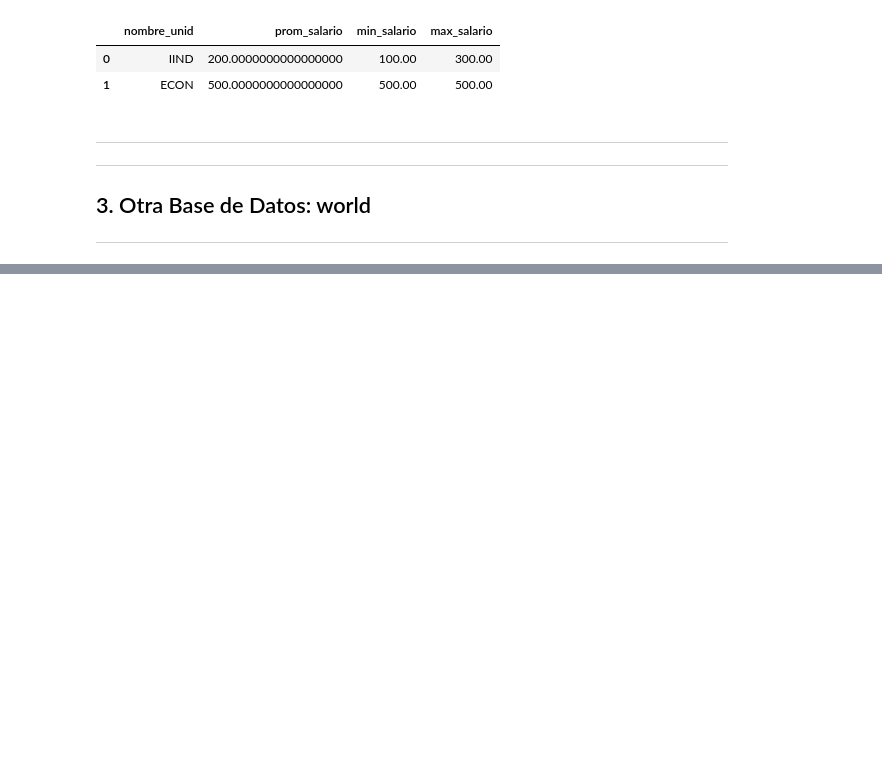
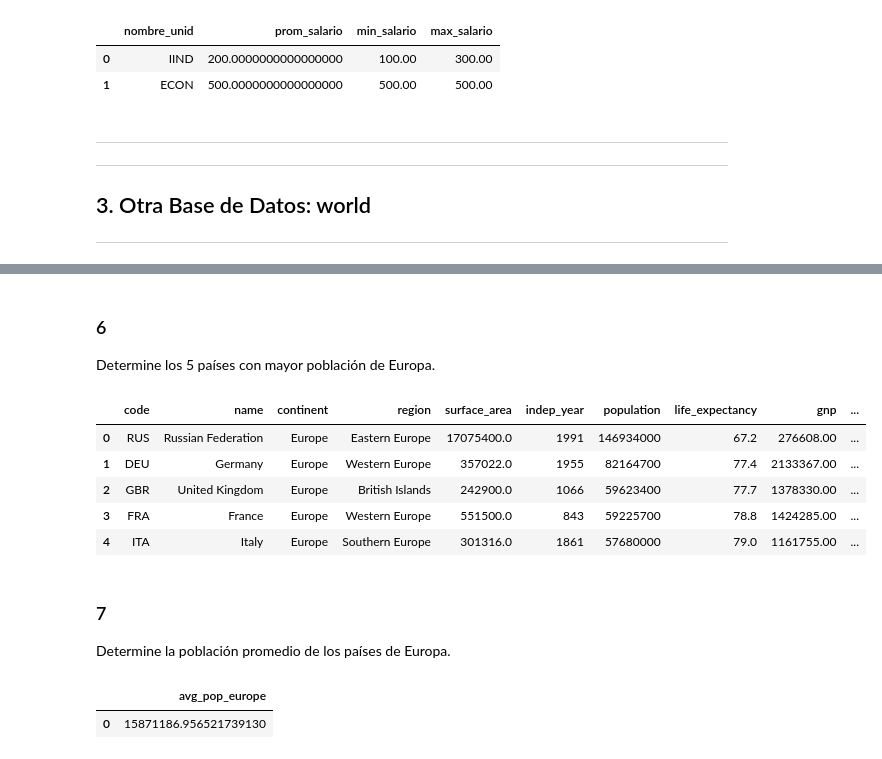
Before and after one commit to AnaliticaComputacional-2023-10/Taller7, a Jupyter notebook: Taller 7 - Solución.ipynb, the cells around one changed output, grey strips where cells are left out. Cells and saved outputs as stored; diff of their text form; code cells hidden in the pictures; blank space fills up the shorter version.

```diff
--- a/Taller 7 - Solución.ipynb
+++ b/Taller 7 - Solución.ipynb
@@ -505,0 +695,34 @@ world.
+# %% [markdown]
+### 6
+Determine los 5 países con mayor población de Europa.
+# %%
+query = """
+SELECT *
+FROM country
+WHERE continent = 'Europe'
+ORDER BY population DESC
+LIMIT 5
+;"""
+df = pdsql(query, connection)
+df
+# %% [output]
+|  | code | name | continent | region | surface_area | indep_year | population | life_expectancy | gnp | ... |
+| 0 | RUS | Russian Federation | Europe | Eastern Europe | 17075400.0 | 1991 | 146934000 | 67.2 | 276608.00 | ... |
+| 1 | DEU | Germany | Europe | Western Europe | 357022.0 | 1955 | 82164700 | 77.4 | 2133367.00 | ... |
+| 2 | GBR | United Kingdom | Europe | British Islands | 242900.0 | 1066 | 59623400 | 77.7 | 1378330.00 | ... |
+| 3 | FRA | France | Europe | Western Europe | 551500.0 | 843 | 59225700 | 78.8 | 1424285.00 | ... |
+| 4 | ITA | Italy | Europe | Southern Europe | 301316.0 | 1861 | 57680000 | 79.0 | 1161755.00 | ... |
+# %% [markdown]
+### 7
+Determine la población promedio de los países de Europa.
+# %%
+query = """
+SELECT AVG(population) avg_pop_europe
+FROM country
+WHERE continent = 'Europe'
+;"""
+df = pdsql(query, connection)
+df
+# %% [output]
+|  | avg_pop_europe |
+| 0 | 15871186.956521739130 |
```
Also changed, not shown: parts of 39 cells of this notebook, 1 other file.
